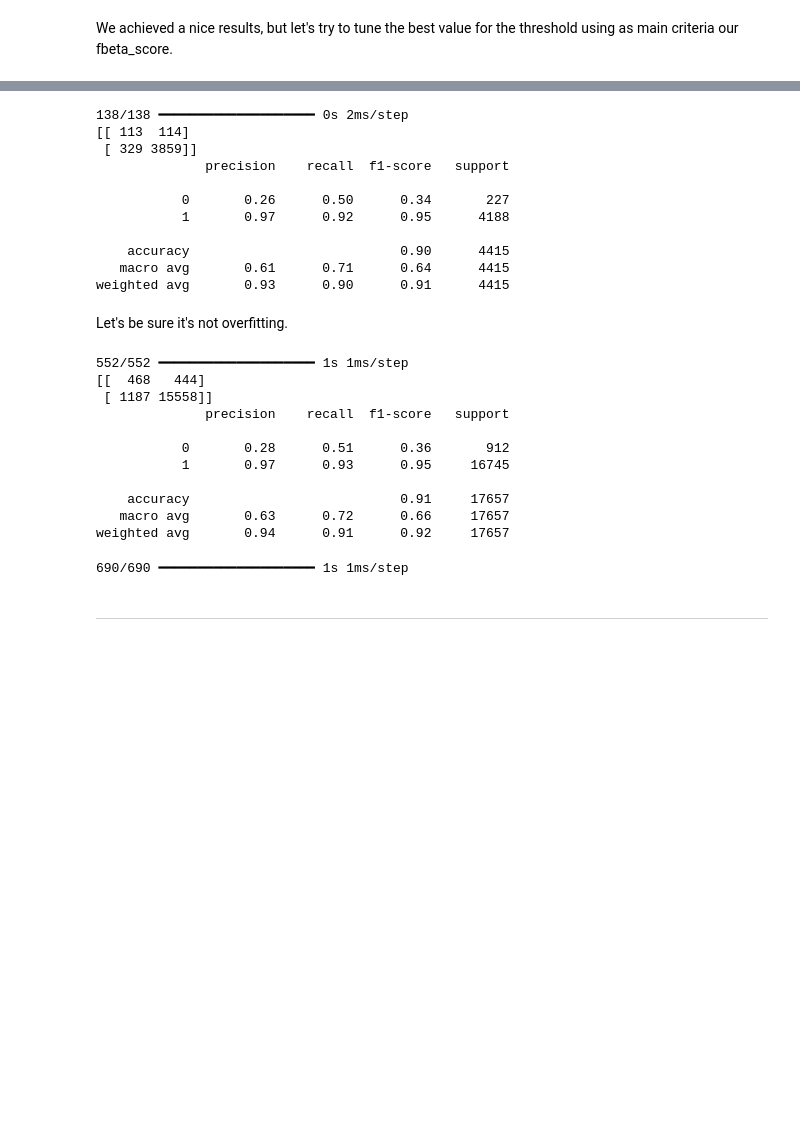
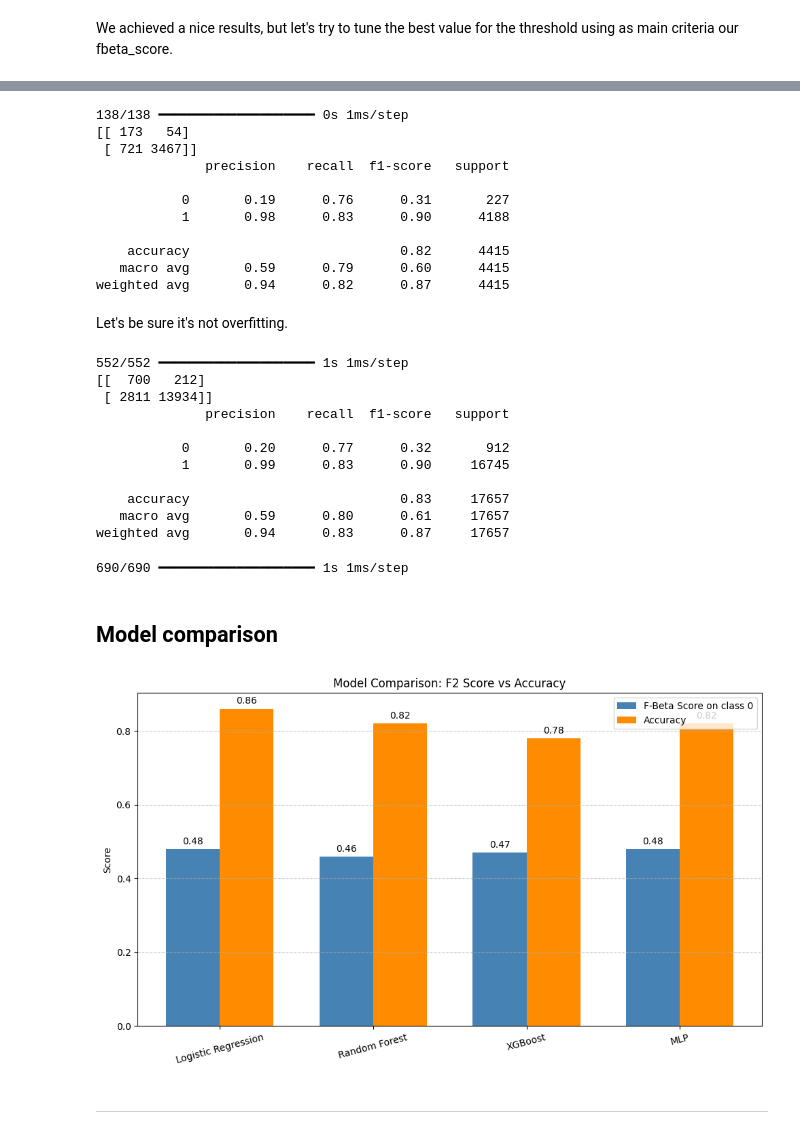
Before and after one commit to fedemarchits/ML-Bias-Mitigation, a Jupyter notebook: law_sch_bias.ipynb, the cells around one changed output, grey strips where cells are left out. Cells and saved outputs as stored; diff of their text form; code cells hidden in the pictures; blank space fills up the shorter version.

Commit message:
Updated models

```diff
--- a/law_sch_bias.ipynb
+++ b/law_sch_bias.ipynb
@@ -2817,40 +2812,40 @@ Best threshold is 0.56 with fbeta_score of 0.3836668721924501.
 # %%
 # Evaluate with new threshold
 y_pred_prob = model_mlp.predict(X_test_mlp).ravel()
-y_pred = (y_pred_prob > 0.52).astype(int)
+y_pred = (y_pred_prob > 0.58).astype(int)
 
 print(confusion_matrix(y_test, y_pred))
 print(classification_report(y_test, y_pred))
 # %% [output]
-138/138 ━━━━━━━━━━━━━━━━━━━━ 0s 2ms/step
-[[ 113  114]
- [ 329 3859]]
+138/138 ━━━━━━━━━━━━━━━━━━━━ 0s 1ms/step
+[[ 173   54]
+ [ 721 3467]]
               precision    recall  f1-score   support
 
-           0       0.26      0.50      0.34       227
-           1       0.97      0.92      0.95      4188
+           0       0.19      0.76      0.31       227
+           1       0.98      0.83      0.90      4188
 
-    accuracy                           0.90      4415
-   macro avg       0.61      0.71      0.64      4415
-weighted avg       0.93      0.90      0.91      4415
+    accuracy                           0.82      4415
+   macro avg       0.59      0.79      0.60      4415
+weighted avg       0.94      0.82      0.87      4415
 # %% [markdown]
 Let's be sure it's not overfitting.
 # %%
 y_pred_prob = model_mlp.predict(X_train_mlp).ravel()
-y_pred = (y_pred_prob > 0.52).astype(int)
+y_pred = (y_pred_prob > 0.58).astype(int)
 
 print(confusion_matrix(y_train, y_pred))
 print(classification_report(y_train, y_pred))
 # %% [output]
 552/552 ━━━━━━━━━━━━━━━━━━━━ 1s 1ms/step
-[[  468   444]
- [ 1187 15558]]
+[[  700   212]
+ [ 2811 13934]]
               precision    recall  f1-score   support
 
-           0       0.28      0.51      0.36       912
-           1       0.97      0.93      0.95     16745
+           0       0.20      0.77      0.32       912
+           1       0.99      0.83      0.90     16745
 
-    accuracy                           0.91     17657
-   macro avg       0.63      0.72      0.66     17657
-weighted avg       0.94      0.91      0.92     17657
+    accuracy                           0.83     17657
+   macro avg       0.59      0.80      0.61     17657
+weighted avg       0.94      0.83      0.87     17657
 # %%
@@ -2858,6 +2855,43 @@ pass_bar_mlp_best = model_mlp.predict(df[features])
 df['pass_bar_mlp_best'] = pass_bar_mlp_best
 # %% [output]
 690/690 ━━━━━━━━━━━━━━━━━━━━ 1s 1ms/step
+# %% [markdown]
+##  Model comparison
+# %%
+import matplotlib.pyplot as plt
+import numpy as np
+
+models = ['Logistic Regression', 'Random Forest', 'XGBoost', 'MLP']
+
+
+f2_scores = [0.48, 0.46, 0.47, 0.48]
+
+accuracy_scores = [0.86, 0.82, 0.78, 0.82]
+
+x = np.arange(len(models))
+width = 0.35
+
+fig, ax = plt.subplots(figsize=(10, 6))
+bars1 = ax.bar(x - width/2, f2_scores, width, label='F-Beta Score on class 0', color='steelblue')
+bars2 = ax.bar(x + width/2, accuracy_scores, width, label='Accuracy', color='darkorange')
+
+ax.set_ylabel('Score')
+ax.set_title('Model Comparison: F2 Score vs Accuracy')
+ax.set_xticks(x)
+ax.set_xticklabels(models, rotation=15)
+ax.legend()
+
+for bar in bars1 + bars2:
+    height = bar.get_height()
+    ax.annotate(f'{height:.2f}', xy=(bar.get_x() + bar.get_width() / 2, height),
+                xytext=(0, 3), textcoords='offset points',
+                ha='center', va='bottom')
+
+plt.tight_layout()
+plt.grid(axis='y', linestyle='--', alpha=0.7)
+plt.show()
+# %% [output]
+[figure, added]
 # %% [markdown]
 ----------------------------
 # %% [markdown]
```
Also changed, not shown: parts of 23 cells of this notebook.
